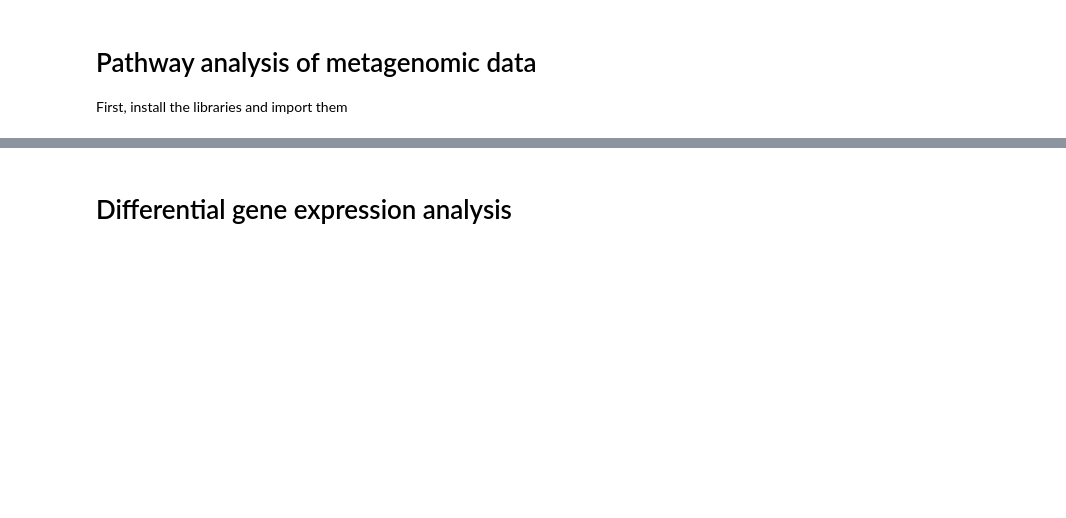
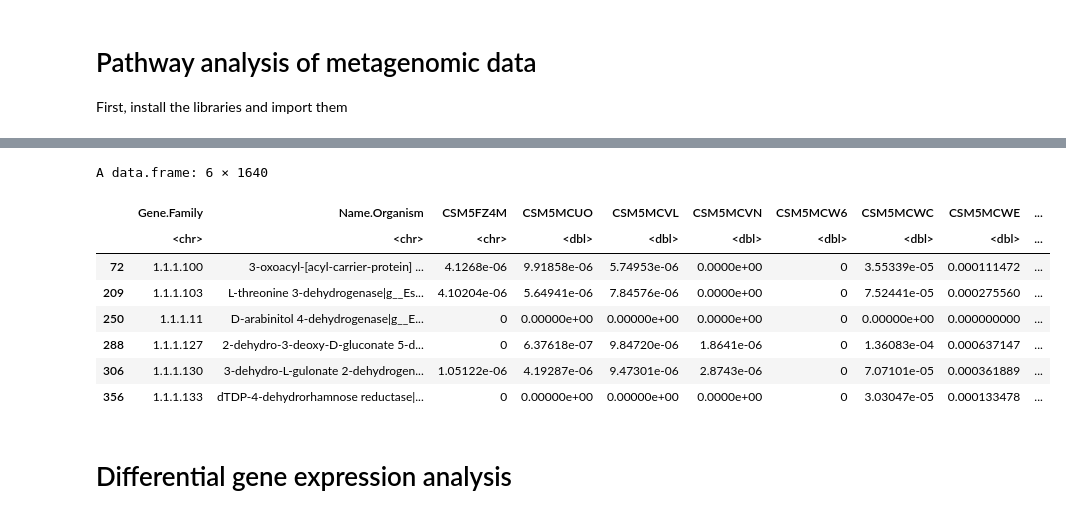
Before and after one commit to AmauryPelzer/BBS3005_Metabolic-modelling-for-microbiome-in-IBD, a Jupyter notebook: Scripts/Pathway_analysis.ipynb, the cells around one changed output, grey strips where cells are left out. Drawn from its saved outputs; the diff is of its cells as text; code cells hidden in the pictures; blank space fills up the shorter version.

```diff
--- a/Scripts/Pathway_analysis.ipynb
+++ b/Scripts/Pathway_analysis.ipynb
@@ -52,3 +33,17 @@ A data.frame: 6 × 9
+# %%
+# Subset Escherichia coli
+metagenomics_Ecoli <- metagenomics[grepl("Escherichia_coli", metagenomics$Name.Organism, fixed = TRUE),]
+head(metagenomics_Ecoli)
+# %% [output]
+A data.frame: 6 × 1640
+|  | Gene.Family | Name.Organism | CSM5FZ4M | CSM5MCUO | CSM5MCVL | CSM5MCVN | CSM5MCW6 | CSM5MCWC | CSM5MCWE | ... |
+|  | <chr> | <chr> | <chr> | <dbl> | <dbl> | <dbl> | <dbl> | <dbl> | <dbl> | ... |
+| 72 | 1.1.1.100 | 3-oxoacyl-[acyl-carrier-protein] ... | 4.1268e-06 | 9.91858e-06 | 5.74953e-06 | 0.0000e+00 | 0 | 3.55339e-05 | 0.000111472 | ... |
+| 209 | 1.1.1.103 | L-threonine 3-dehydrogenase|g__Es... | 4.10204e-06 | 5.64941e-06 | 7.84576e-06 | 0.0000e+00 | 0 | 7.52441e-05 | 0.000275560 | ... |
+| 250 | 1.1.1.11 | D-arabinitol 4-dehydrogenase|g__E... | 0 | 0.00000e+00 | 0.00000e+00 | 0.0000e+00 | 0 | 0.00000e+00 | 0.000000000 | ... |
+| 288 | 1.1.1.127 | 2-dehydro-3-deoxy-D-gluconate 5-d... | 0 | 6.37618e-07 | 9.84720e-06 | 1.8641e-06 | 0 | 1.36083e-04 | 0.000637147 | ... |
+| 306 | 1.1.1.130 | 3-dehydro-L-gulonate 2-dehydrogen... | 1.05122e-06 | 4.19287e-06 | 9.47301e-06 | 2.8743e-06 | 0 | 7.07101e-05 | 0.000361889 | ... |
+| 356 | 1.1.1.133 | dTDP-4-dehydrorhamnose reductase|... | 0 | 0.00000e+00 | 0.00000e+00 | 0.0000e+00 | 0 | 3.03047e-05 | 0.000133478 | ... |
 # %% [markdown]
 # Differential gene expression analysis
 # %%
```
Also changed, not shown: parts of 16 cells of this notebook.
